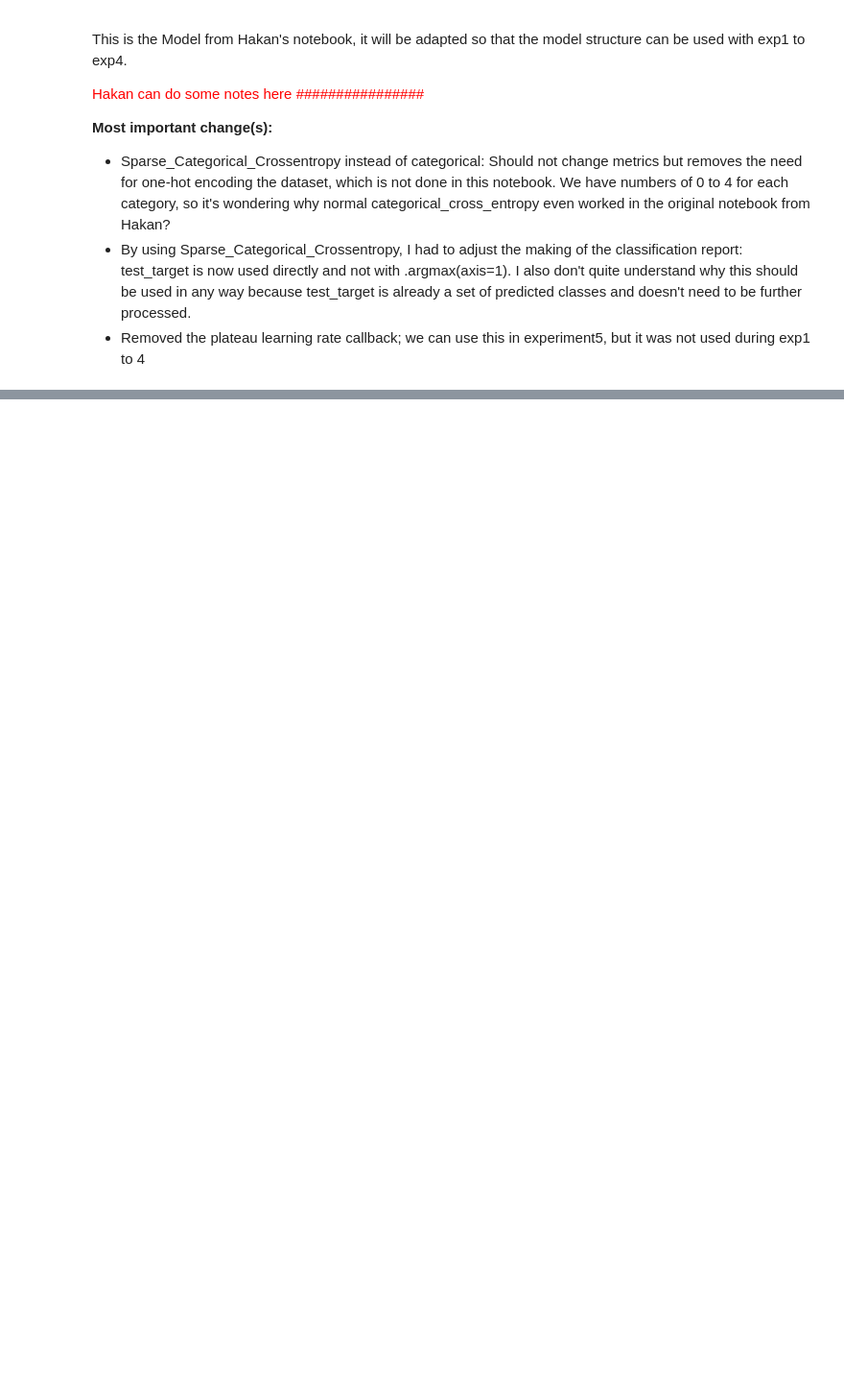
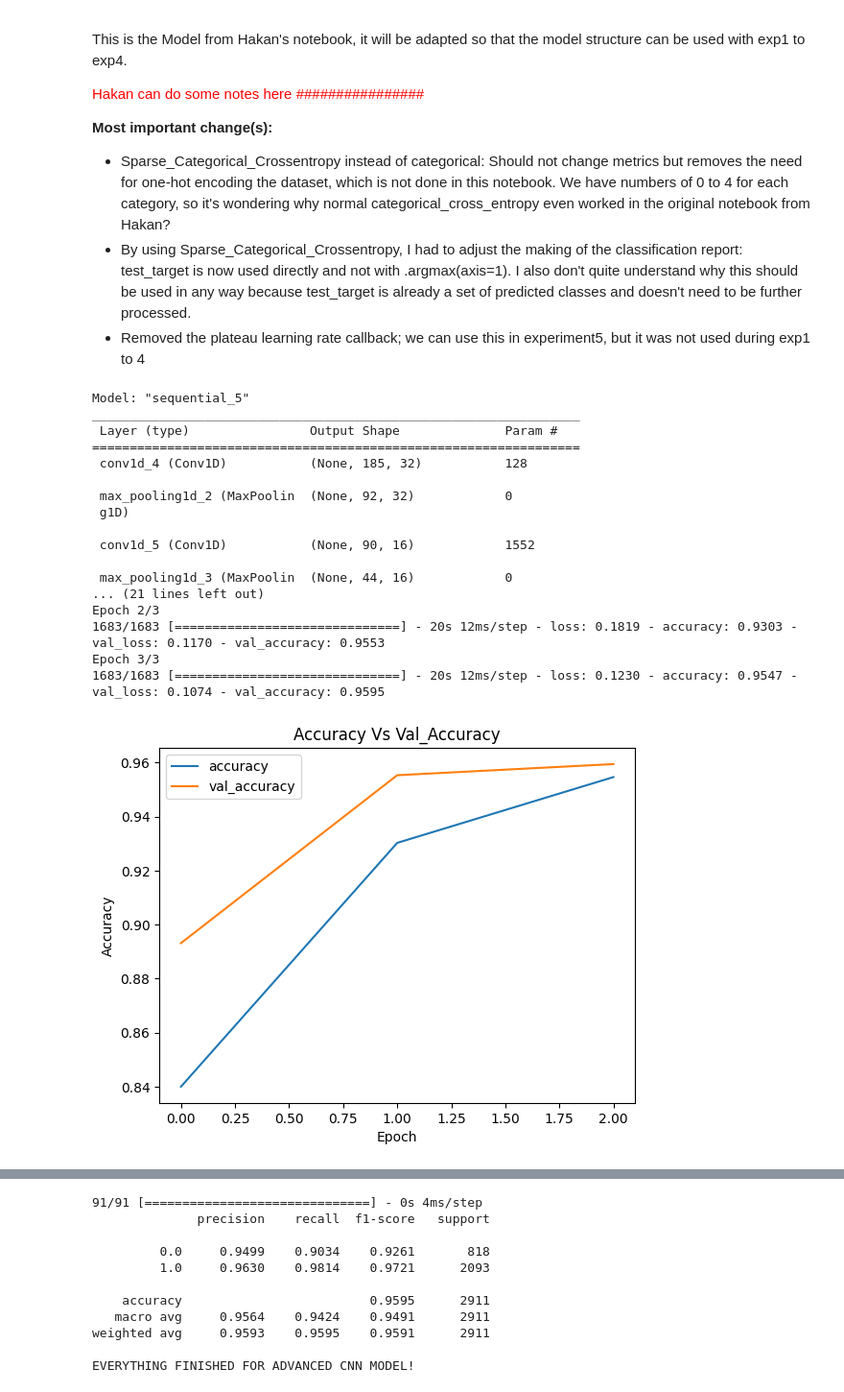
Before and after one commit to DataScientest-Studio/jan24_bds_int_heartbeat, a Jupyter notebook: notebooks/3b_DLmodels_PTBDB.ipynb, the cells around one changed output, grey strips where cells are left out. Shown at 96% size. Saved outputs shown, nothing was run; the diff lists cells and outputs as text; code cells hidden in the pictures; blank space fills up the shorter version.

```diff
--- a/notebooks/3b_DLmodels_PTBDB.ipynb
+++ b/notebooks/3b_DLmodels_PTBDB.ipynb
@@ -395,9 +397,9 @@ This is the Model from Hakan's notebook, it will be adapted so that the model st
 # %%
 if Train_Advanced_CNN == True:
     class Config_Advanced_CNN:
-        epochs = 70 #70 is default (exp1)
+        epochs = 3 #70 is default (exp1)
         batch_size = 10 #10 is default (exp1)
-        exp_name = 4 #Experiment Number counter
+        exp_name = 42 #Experiment Number counter
         patience = 70 #10 # is default (exp1)
         initial_learning_rate=0.001 #Default Initial Learning Rate for ADAM: 0.001
         optimizer = tf.keras.optimizers.Adam(learning_rate=initial_learning_rate)
@@ -469,30 +471,49 @@ if Train_Advanced_CNN == True:
     plt.title(f'Accuracy Vs Val_Accuracy')
     plt.xlabel('Epoch')
     plt.ylabel('Accuracy')
     plt.savefig(Config_Advanced_CNN.filepath_accuracy_plot)
     plt.show()
     plt.close()
 
     plt.plot(adv_cnn_model_history.history['loss'])
     plt.plot(adv_cnn_model_history.history['val_loss'])
     plt.legend(["loss","val_loss"])
     plt.title('Loss Vs Val_loss')
     plt.xlabel('Epoch')
     plt.ylabel('Loss')
     plt.savefig(Config_Advanced_CNN.filepath_loss_plot)
     plt.show()
     plt.close()
 
     #Predict on test set.
     predictions = adv_cnn_model.predict(test_reshaped).argmax(axis=1)
 
     #make classification report and save it directly as a file.
     report = classification_report(test_target, predictions, digits=4)
     print(report)
     with open(Config_Advanced_CNN.filepath_classification_report, 'w') as report_file:
         report_file.write(report)
 
     print("EVERYTHING FINISHED FOR ADVANCED CNN MODEL!")
 
 else:
     print("ADVANCED CNN Model is not trained and evaluated")
+# %% [output]
+Model: "sequential_5"
+_________________________________________________________________
+ Layer (type)                Output Shape              Param #
+=================================================================
+ conv1d_4 (Conv1D)           (None, 185, 32)           128
+
+ max_pooling1d_2 (MaxPoolin  (None, 92, 32)            0
+ g1D)
+
+ conv1d_5 (Conv1D)           (None, 90, 16)            1552
+
+ max_pooling1d_3 (MaxPoolin  (None, 44, 16)            0
+... (21 lines left out)
+Epoch 2/3
+1683/1683 [==============================] - 20s 12ms/step - loss: 0.1819 - accuracy: 0.9303 - val_loss: 0.1170 - val_accuracy: 0.9553
+Epoch 3/3
+1683/1683 [==============================] - 20s 12ms/step - loss: 0.1230 - accuracy: 0.9547 - val_loss: 0.1074 - val_accuracy: 0.9595
+[figure, added]
@@ -498,0 +521,11 @@ else:
+91/91 [==============================] - 0s 4ms/step
+              precision    recall  f1-score   support
+
+         0.0     0.9499    0.9034    0.9261       818
+         1.0     0.9630    0.9814    0.9721      2093
+
+    accuracy                         0.9595      2911
+   macro avg     0.9564    0.9424    0.9491      2911
+weighted avg     0.9593    0.9595    0.9591      2911
+
+EVERYTHING FINISHED FOR ADVANCED CNN MODEL!
```
Also changed, not shown: parts of 6 cells of this notebook.
